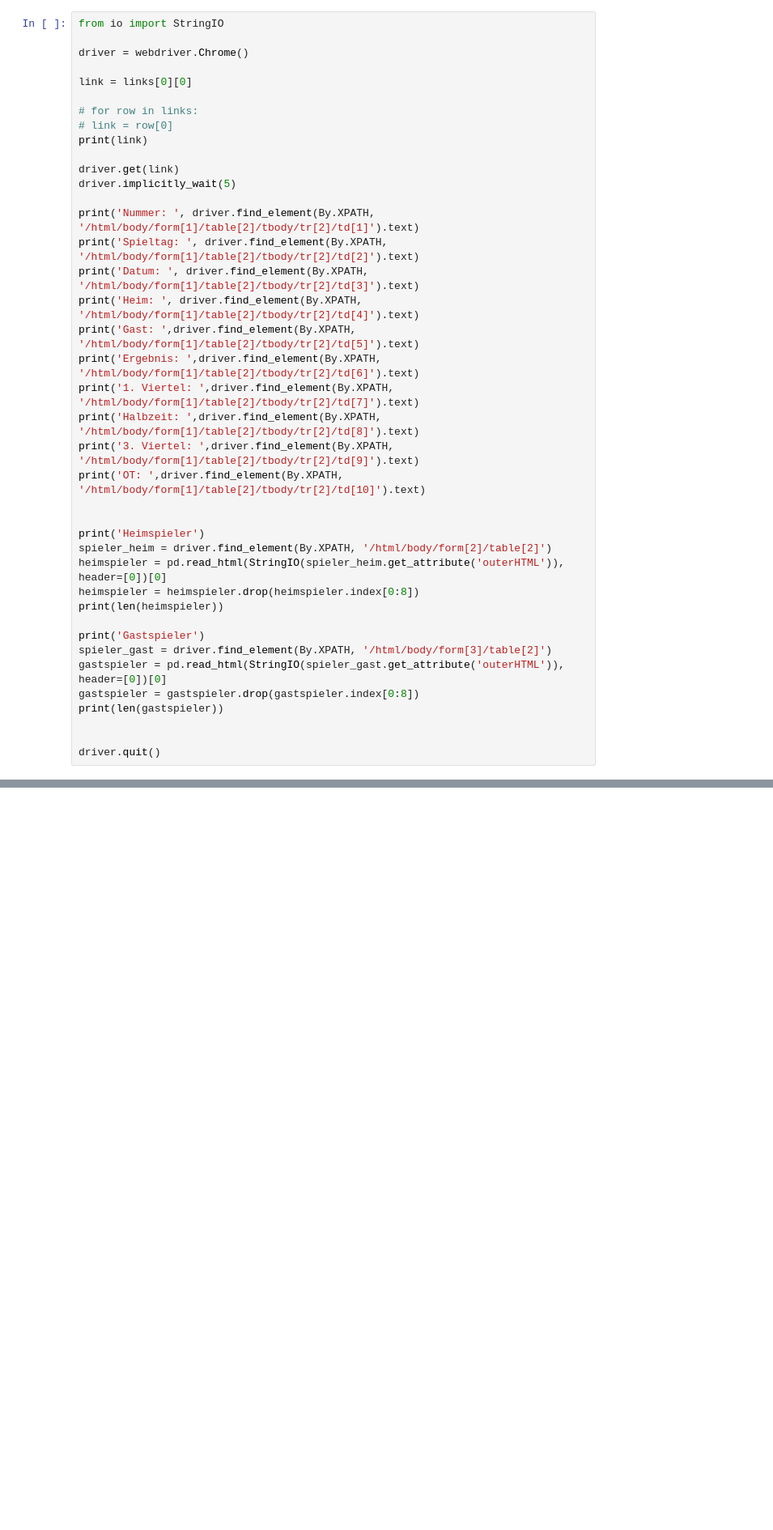
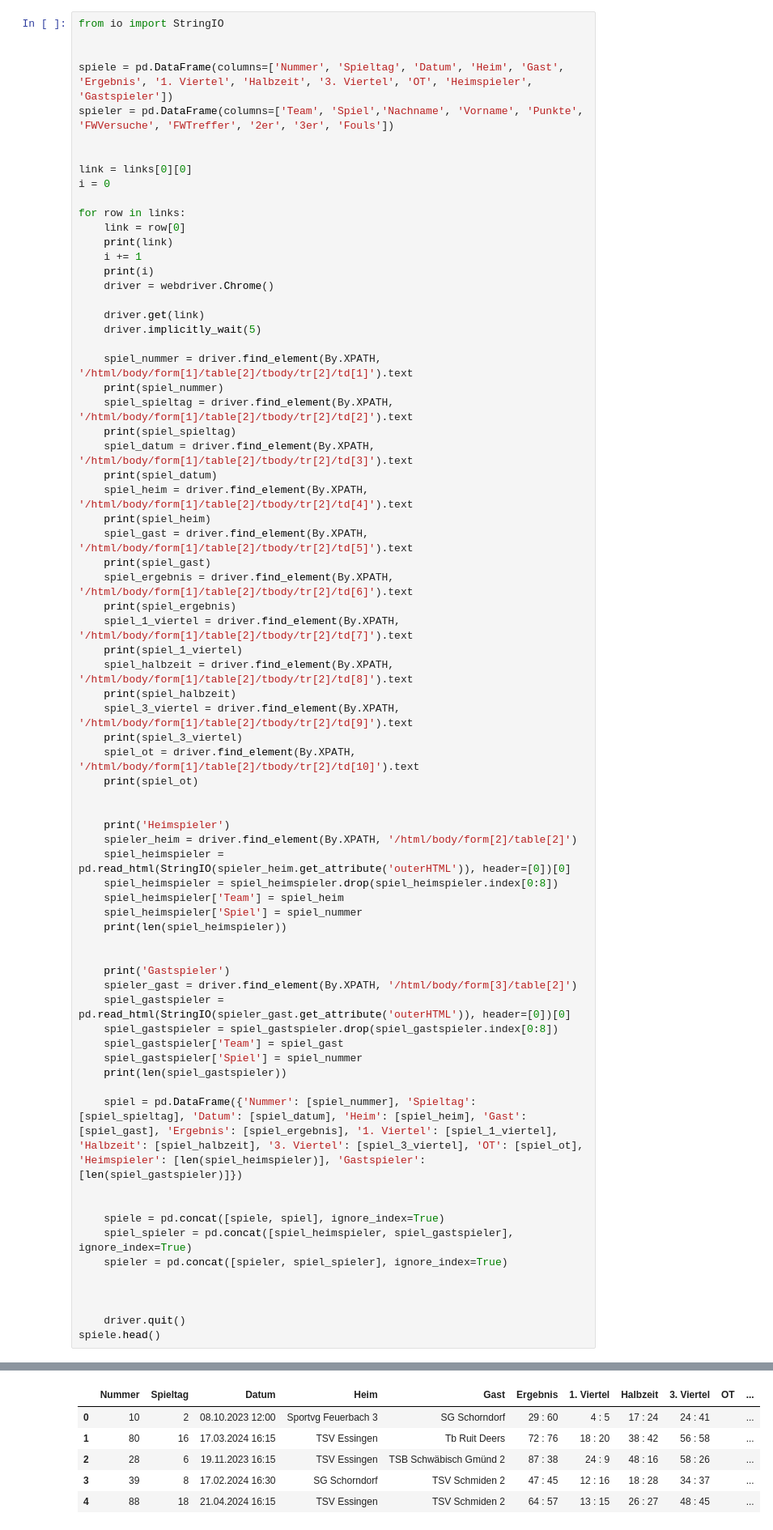
Before and after one commit to Timo4D/Basketball, a Jupyter notebook: scrapeGamePlans.ipynb, the cells around one changed output, grey strips where cells are left out. Shown: that part at 81% size. Cells and saved outputs as stored; diff of their text form; blank space fills up the shorter version.

```diff
--- a/scrapeGamePlans.ipynb
+++ b/scrapeGamePlans.ipynb
@@ -8,42 +8,73 @@ links = pd.read_csv('links.csv', header=0).to_numpy()
 # %%
 from io import StringIO
 
-driver = webdriver.Chrome()
+
+spiele = pd.DataFrame(columns=['Nummer', 'Spieltag', 'Datum', 'Heim', 'Gast', 'Ergebnis', '1. Viertel', 'Halbzeit', '3. Viertel', 'OT', 'Heimspieler', 'Gastspieler'])
+spieler = pd.DataFrame(columns=['Team', 'Spiel','Nachname', 'Vorname', 'Punkte', 'FWVersuche', 'FWTreffer', '2er', '3er', 'Fouls'])
+
 
 link = links[0][0]
+i = 0
 
-# for row in links:
-# link = row[0]
-print(link)
+for row in links:
+    link = row[0]
+    print(link)
+    i += 1
+    print(i)
+    driver = webdriver.Chrome()
 
-driver.get(link)
-driver.implicitly_wait(5)
+    driver.get(link)
+    driver.implicitly_wait(5)
 
-print('Nummer: ', driver.find_element(By.XPATH, '/html/body/form[1]/table[2]/tbody/tr[2]/td[1]').text)
-print('Spieltag: ', driver.find_element(By.XPATH, '/html/body/form[1]/table[2]/tbody/tr[2]/td[2]').text)
-print('Datum: ', driver.find_element(By.XPATH, '/html/body/form[1]/table[2]/tbody/tr[2]/td[3]').text)
-print('Heim: ', driver.find_element(By.XPATH, '/html/body/form[1]/table[2]/tbody/tr[2]/td[4]').text)
-print('Gast: ',driver.find_element(By.XPATH, '/html/body/form[1]/table[2]/tbody/tr[2]/td[5]').text)
-print('Ergebnis: ',driver.find_element(By.XPATH, '/html/body/form[1]/table[2]/tbody/tr[2]/td[6]').text)
-print('1. Viertel: ',driver.find_element(By.XPATH, '/html/body/form[1]/table[2]/tbody/tr[2]/td[7]').text)
-print('Halbzeit: ',driver.find_element(By.XPATH, '/html/body/form[1]/table[2]/tbody/tr[2]/td[8]').text)
-print('3. Viertel: ',driver.find_element(By.XPATH, '/html/body/form[1]/table[2]/tbody/tr[2]/td[9]').text)
-print('OT: ',driver.find_element(By.XPATH, '/html/body/form[1]/table[2]/tbody/tr[2]/td[10]').text)
+    spiel_nummer = driver.find_element(By.XPATH, '/html/body/form[1]/table[2]/tbody/tr[2]/td[1]').text
+    print(spiel_nummer)
+    spiel_spieltag = driver.find_element(By.XPATH, '/html/body/form[1]/table[2]/tbody/tr[2]/td[2]').text
+    print(spiel_spieltag)
+    spiel_datum = driver.find_element(By.XPATH, '/html/body/form[1]/table[2]/tbody/tr[2]/td[3]').text
+    print(spiel_datum)
+    spiel_heim = driver.find_element(By.XPATH, '/html/body/form[1]/table[2]/tbody/tr[2]/td[4]').text
+    print(spiel_heim)
+    spiel_gast = driver.find_element(By.XPATH, '/html/body/form[1]/table[2]/tbody/tr[2]/td[5]').text
+    print(spiel_gast)
+    spiel_ergebnis = driver.find_element(By.XPATH, '/html/body/form[1]/table[2]/tbody/tr[2]/td[6]').text
+    print(spiel_ergebnis)
+    spiel_1_viertel = driver.find_element(By.XPATH, '/html/body/form[1]/table[2]/tbody/tr[2]/td[7]').text
+    print(spiel_1_viertel)
+    spiel_halbzeit = driver.find_element(By.XPATH, '/html/body/form[1]/table[2]/tbody/tr[2]/td[8]').text
+    print(spiel_halbzeit)
+    spiel_3_viertel = driver.find_element(By.XPATH, '/html/body/form[1]/table[2]/tbody/tr[2]/td[9]').text
+    print(spiel_3_viertel)
+    spiel_ot = driver.find_element(By.XPATH, '/html/body/form[1]/table[2]/tbody/tr[2]/td[10]').text
+    print(spiel_ot)
 
 
-print('Heimspieler')
-spieler_heim = driver.find_element(By.XPATH, '/html/body/form[2]/table[2]')
-heimspieler = pd.read_html(StringIO(spieler_heim.get_attribute('outerHTML')), header=[0])[0]
-heimspieler = heimspieler.drop(heimspieler.index[0:8])
-print(len(heimspieler))
-
-print('Gastspieler')
-spieler_gast = driver.find_element(By.XPATH, '/html/body/form[3]/table[2]')
-gastspieler = pd.read_html(StringIO(spieler_gast.get_attribute('outerHTML')), header=[0])[0]
-gastspieler = gastspieler.drop(gastspieler.index[0:8])
-print(len(gastspieler))
+    print('Heimspieler')
+    spieler_heim = driver.find_element(By.XPATH, '/html/body/form[2]/table[2]')
+    spiel_heimspieler = pd.read_html(StringIO(spieler_heim.get_attribute('outerHTML')), header=[0])[0]
+    spiel_heimspieler = spiel_heimspieler.drop(spiel_heimspieler.index[0:8])
+    spiel_heimspieler['Team'] = spiel_heim
+    spiel_heimspieler['Spiel'] = spiel_nummer
+    print(len(spiel_heimspieler))
 
 
-driver.quit()
+    print('Gastspieler')
+    spieler_gast = driver.find_element(By.XPATH, '/html/body/form[3]/table[2]')
+    spiel_gastspieler = pd.read_html(StringIO(spieler_gast.get_attribute('outerHTML')), header=[0])[0]
+    spiel_gastspieler = spiel_gastspieler.drop(spiel_gastspieler.index[0:8])
+    spiel_gastspieler['Team'] = spiel_gast
+    spiel_gastspieler['Spiel'] = spiel_nummer
+    print(len(spiel_gastspieler))
+
+    spiel = pd.DataFrame({'Nummer': [spiel_nummer], 'Spieltag': [spiel_spieltag], 'Datum': [spiel_datum], 'Heim': [spiel_heim], 'Gast': [spiel_gast], 'Ergebnis': [spiel_ergebnis], '1. Viertel': [spiel_1_viertel], 'Halbzeit': [spiel_halbzeit], '3. Viertel': [spiel_3_viertel], 'OT': [spiel_ot], 'Heimspieler': [len(spiel_heimspieler)], 'Gastspieler': [len(spiel_gastspieler)]})
+
+
+    spiele = pd.concat([spiele, spiel], ignore_index=True)
+    spiel_spieler = pd.concat([spiel_heimspieler, spiel_gastspieler], ignore_index=True)
+    spieler = pd.concat([spieler, spiel_spieler], ignore_index=True)
+
+
+
+    driver.quit()
+spiele.head()
 # %% [output]
 https://www.basketball-bund.net/public/ergebnisDetails.jsp?type=1&spielplan_id=2447434&liga_id=39952&defaultview=1
@@ -63,0 +113,6 @@ Gastspieler
+|  | Nummer | Spieltag | Datum | Heim | Gast | Ergebnis | 1. Viertel | Halbzeit | 3. Viertel | OT | ... |
+| 0 | 10 | 2 | 08.10.2023 12:00 | Sportvg Feuerbach 3 | SG Schorndorf | 29 : 60 | 4 : 5 | 17 : 24 | 24 : 41 |  | ... |
+| 1 | 80 | 16 | 17.03.2024 16:15 | TSV Essingen | Tb Ruit Deers | 72 : 76 | 18 : 20 | 38 : 42 | 56 : 58 |  | ... |
+| 2 | 28 | 6 | 19.11.2023 16:15 | TSV Essingen | TSB Schwäbisch Gmünd 2 | 87 : 38 | 24 : 9 | 48 : 16 | 58 : 26 |  | ... |
+| 3 | 39 | 8 | 17.02.2024 16:30 | SG Schorndorf | TSV Schmiden 2 | 47 : 45 | 12 : 16 | 18 : 28 | 34 : 37 |  | ... |
+| 4 | 88 | 18 | 21.04.2024 16:15 | TSV Essingen | TSV Schmiden 2 | 64 : 57 | 13 : 15 | 26 : 27 | 48 : 45 |  | ... |
```
Also changed, not shown: parts of 6 cells of this notebook, 12 other files.
